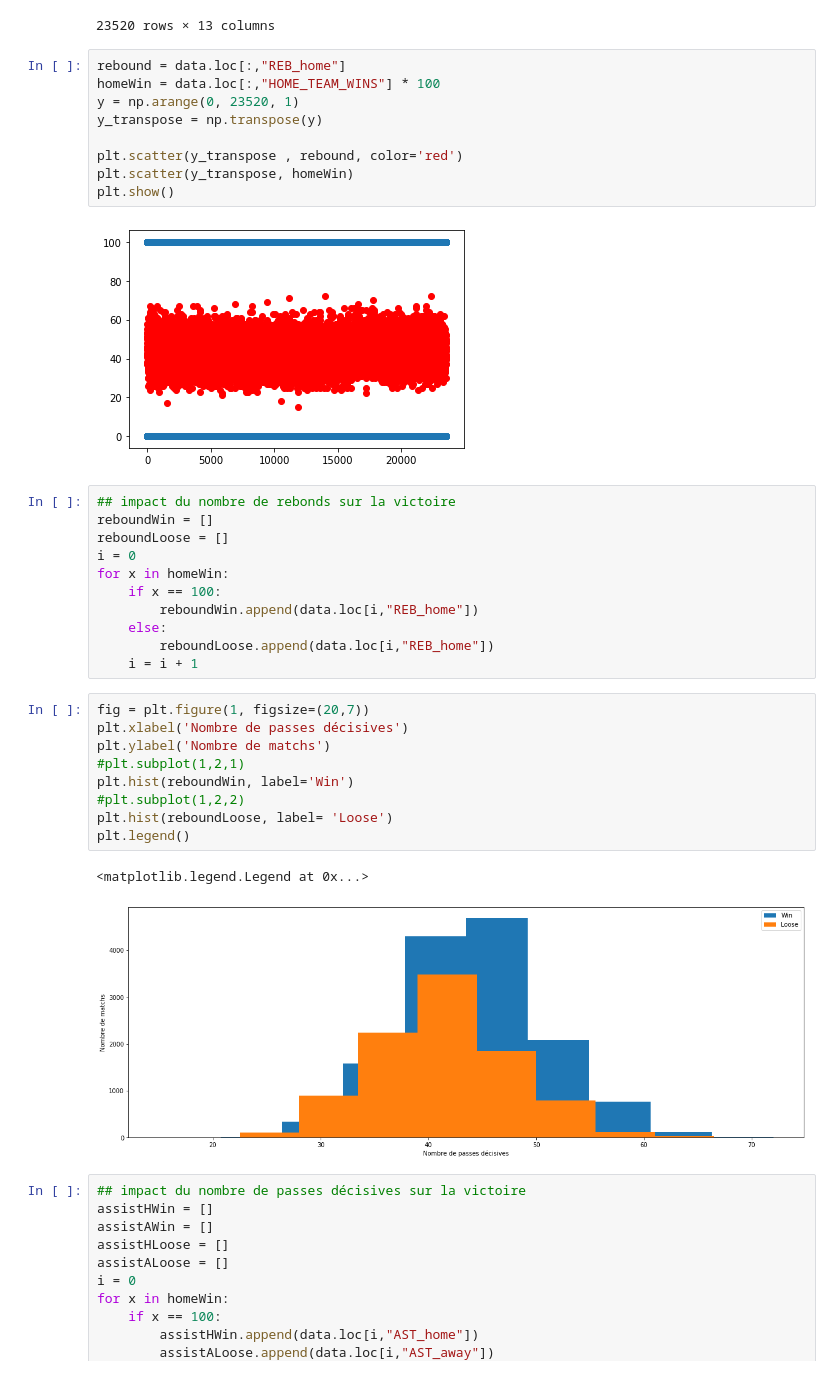
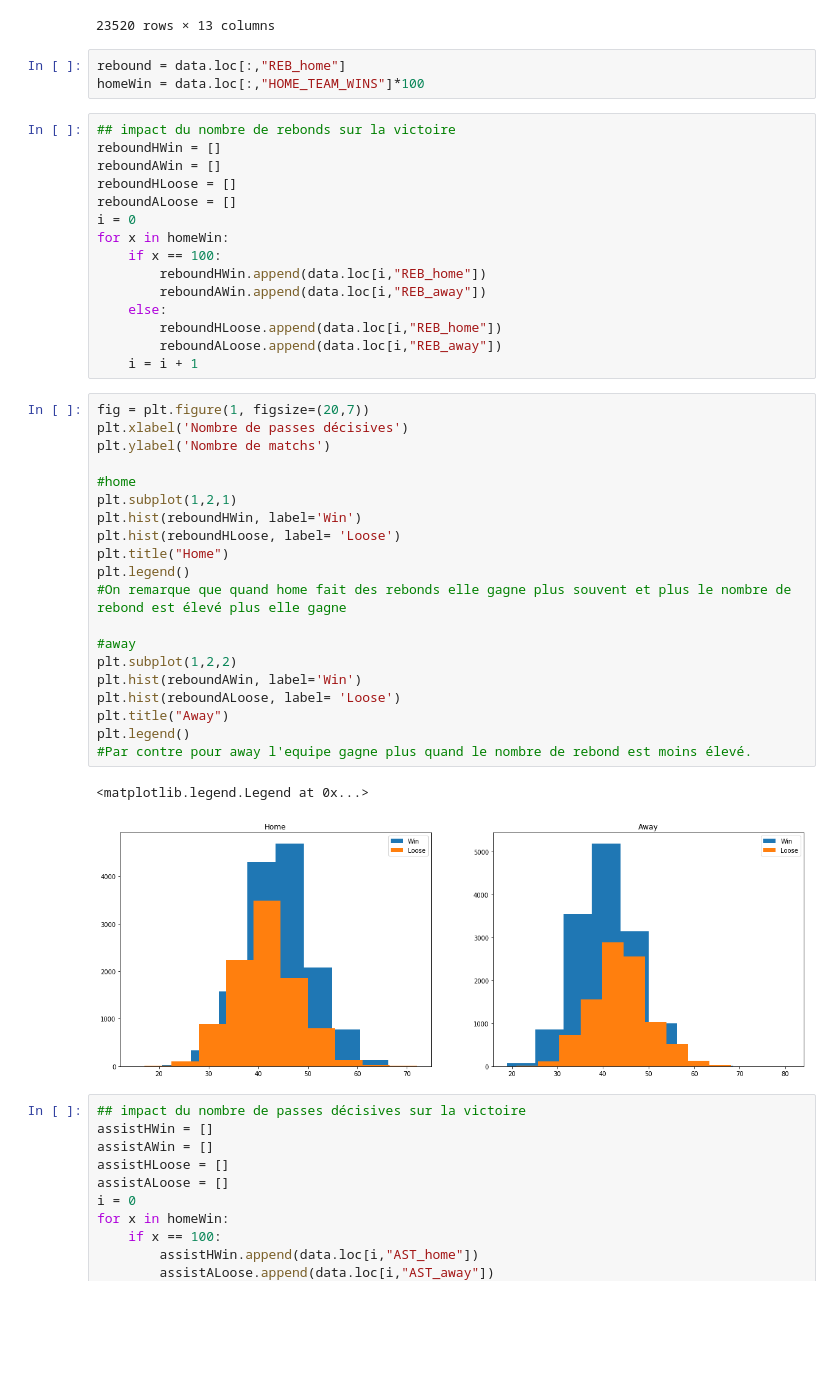
Before and after one commit to atn99/Projet_AA, a Jupyter notebook: Projet NBA.ipynb, the cells around one changed output. Cells and saved outputs as stored; diff of their text form; blank space fills up the shorter version.

Commit message:
Update Projet NBA.ipynb
Finish rebound

```diff
--- a/Projet NBA.ipynb
+++ b/Projet NBA.ipynb
@@ -39,38 +39,45 @@ data
 23520 rows × 13 columns
 # %%
 rebound = data.loc[:,"REB_home"]
-homeWin = data.loc[:,"HOME_TEAM_WINS"] * 100
-y = np.arange(0, 23520, 1)
-y_transpose = np.transpose(y)
-
-plt.scatter(y_transpose , rebound, color='red')
-plt.scatter(y_transpose, homeWin)
-plt.show()
+homeWin = data.loc[:,"HOME_TEAM_WINS"]*100
-# %% [output]
-[figure, removed]
 # %%
 ## impact du nombre de rebonds sur la victoire
-reboundWin = []
-reboundLoose = []
+reboundHWin = []
+reboundAWin = []
+reboundHLoose = []
+reboundALoose = []
 i = 0
 for x in homeWin:
     if x == 100:
-        reboundWin.append(data.loc[i,"REB_home"])
+        reboundHWin.append(data.loc[i,"REB_home"])
+        reboundAWin.append(data.loc[i,"REB_away"])
     else:
-        reboundLoose.append(data.loc[i,"REB_home"])
+        reboundHLoose.append(data.loc[i,"REB_home"])
+        reboundALoose.append(data.loc[i,"REB_away"])
     i = i + 1
 # %%
 fig = plt.figure(1, figsize=(20,7))
 plt.xlabel('Nombre de passes décisives')
 plt.ylabel('Nombre de matchs')
-#plt.subplot(1,2,1)
-plt.hist(reboundWin, label='Win')
-#plt.subplot(1,2,2)
-plt.hist(reboundLoose, label= 'Loose')
+
+#home
+plt.subplot(1,2,1)
+plt.hist(reboundHWin, label='Win')
+plt.hist(reboundHLoose, label= 'Loose')
+plt.title("Home")
 plt.legend()
+#On remarque que quand home fait des rebonds elle gagne plus souvent et plus le nombre de rebond est élevé plus elle gagne
+
+#away
+plt.subplot(1,2,2)
+plt.hist(reboundAWin, label='Win')
+plt.hist(reboundALoose, label= 'Loose')
+plt.title("Away")
+plt.legend()
+#Par contre pour away l'equipe gagne plus quand le nombre de rebond est moins élevé.
 # %% [output]
 <matplotlib.legend.Legend at 0x...>
-[figure, old version]
+[figure, new version]
 # %%
 ## impact du nombre de passes décisives sur la victoire
 assistHWin = []
```
